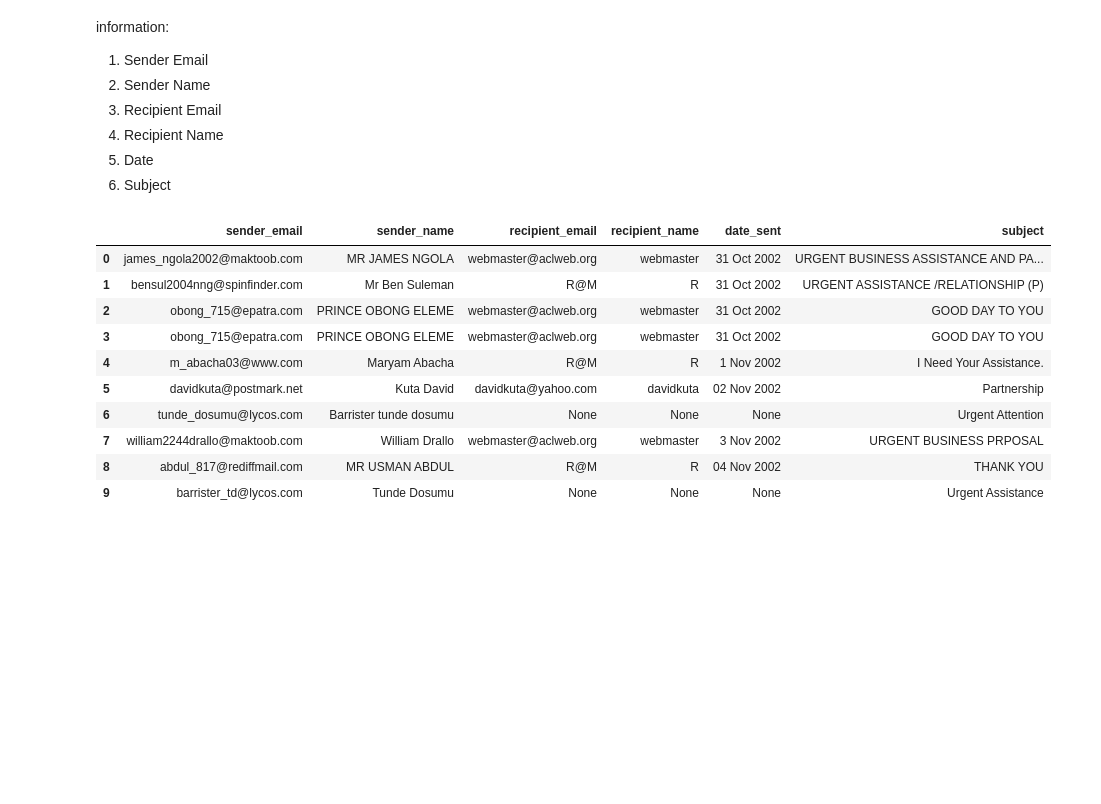
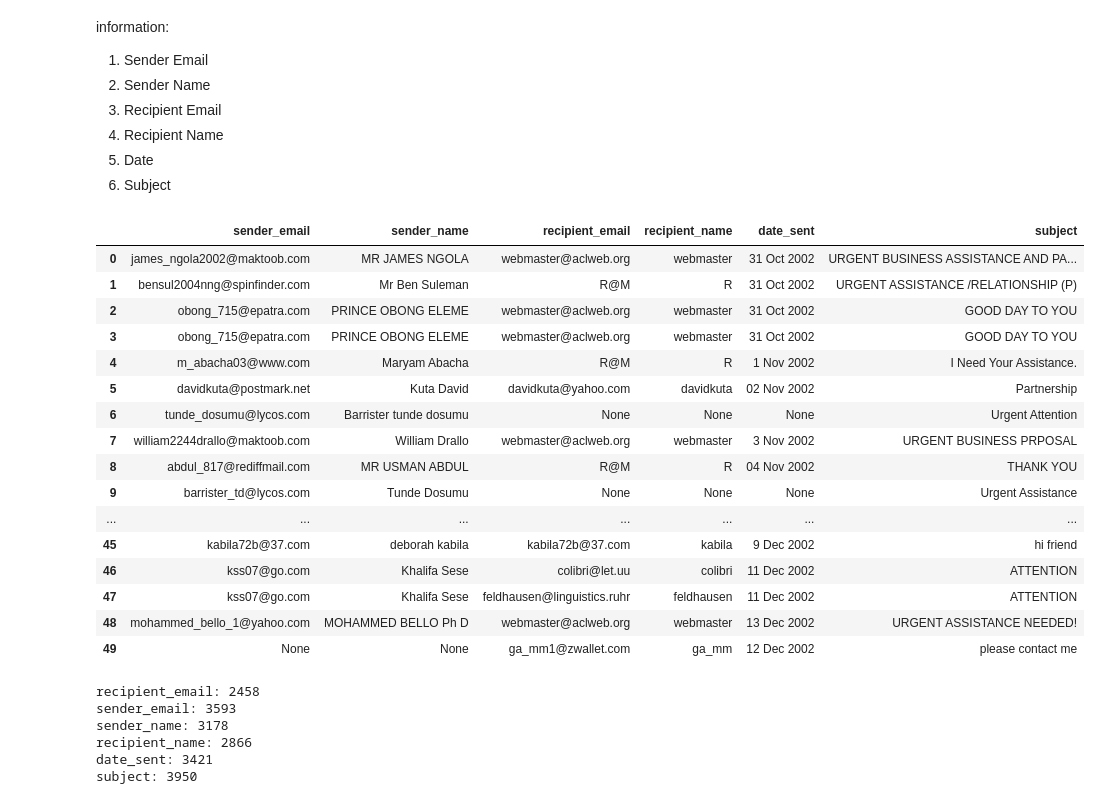
Before and after one commit to abdelazizSalah/Fourth-Year-collage, a Jupyter notebook: First_Semester/NLP/assignments/ass1/Requirement 1.ipynb, the cells around one changed output. Cells and saved outputs as stored; diff of their text form; code cells hidden in the pictures; blank space fills up the shorter version.

```diff
--- a/First_Semester/NLP/assignments/ass1/Requirement 1.ipynb
+++ b/First_Semester/NLP/assignments/ass1/Requirement 1.ipynb
@@ -268,18 +268,38 @@ for email_item in contents:
 assert len(emails) == 3976, "You have something wrong"
 # %%
 emails_df = pd.DataFrame(emails)
-emails_df.head(10)
+emails_df.head(50)
 # %% [output]
 |  | sender_email | sender_name | recipient_email | recipient_name | date_sent | subject |
 | 0 | james_ngola2002@maktoob.com | MR JAMES NGOLA | webmaster@aclweb.org | webmaster | 31 Oct 2002 | URGENT BUSINESS ASSISTANCE AND PA... |
 | 1 | bensul2004nng@spinfinder.com | Mr Ben Suleman | R@M | R | 31 Oct 2002 | URGENT ASSISTANCE /RELATIONSHIP (P) |
 | 2 | obong_715@epatra.com | PRINCE OBONG ELEME | webmaster@aclweb.org | webmaster | 31 Oct 2002 | GOOD DAY TO YOU |
 | 3 | obong_715@epatra.com | PRINCE OBONG ELEME | webmaster@aclweb.org | webmaster | 31 Oct 2002 | GOOD DAY TO YOU |
 | 4 | m_abacha03@www.com | Maryam Abacha | R@M | R | 1 Nov 2002 | I Need Your Assistance. |
 | 5 | davidkuta@postmark.net | Kuta David | davidkuta@yahoo.com | davidkuta | 02 Nov 2002 | Partnership |
 | 6 | tunde_dosumu@lycos.com | Barrister tunde dosumu | None | None | None | Urgent Attention |
 | 7 | william2244drallo@maktoob.com | William Drallo | webmaster@aclweb.org | webmaster | 3 Nov 2002 | URGENT BUSINESS PRPOSAL |
 | 8 | abdul_817@rediffmail.com | MR USMAN ABDUL | R@M | R | 04 Nov 2002 | THANK YOU |
 | 9 | barrister_td@lycos.com | Tunde Dosumu | None | None | None | Urgent Assistance |
+| ... | ... | ... | ... | ... | ... | ... |
+| 45 | kabila72b@37.com | deborah kabila | kabila72b@37.com | kabila | 9 Dec 2002 | hi friend |
+| 46 | kss07@go.com | Khalifa Sese | colibri@let.uu | colibri | 11 Dec 2002 | ATTENTION |
+| 47 | kss07@go.com | Khalifa Sese | feldhausen@linguistics.ruhr | feldhausen | 11 Dec 2002 | ATTENTION |
+| 48 | mohammed_bello_1@yahoo.com | MOHAMMED BELLO Ph D | webmaster@aclweb.org | webmaster | 13 Dec 2002 | URGENT ASSISTANCE NEEDED! |
+| 49 | None | None | ga_mm1@zwallet.com | ga_mm | 12 Dec 2002 | please contact me |
 # %%
 emails_df.to_csv(f"{student1_section}_{student1_BN}_{student2_section}_{student2_BN}.csv", index=False)
+# %%
+print('recipient_email:', emails_df['recipient_email'].notna().sum())
+print('sender_email:',emails_df['sender_email'].notna().sum())
+print('sender_name:', emails_df['sender_name'].notna().sum())
+print('recipient_name:', emails_df['recipient_name'].notna().sum())
+print('date_sent:', emails_df['date_sent'].notna().sum())
+print('subject:', emails_df['subject'].notna().sum())
+# %% [output]
+recipient_email: 2458
+sender_email: 3593
+sender_name: 3178
+recipient_name: 2866
+date_sent: 3421
+subject: 3950
```
Also changed, not shown: 14 other files.
